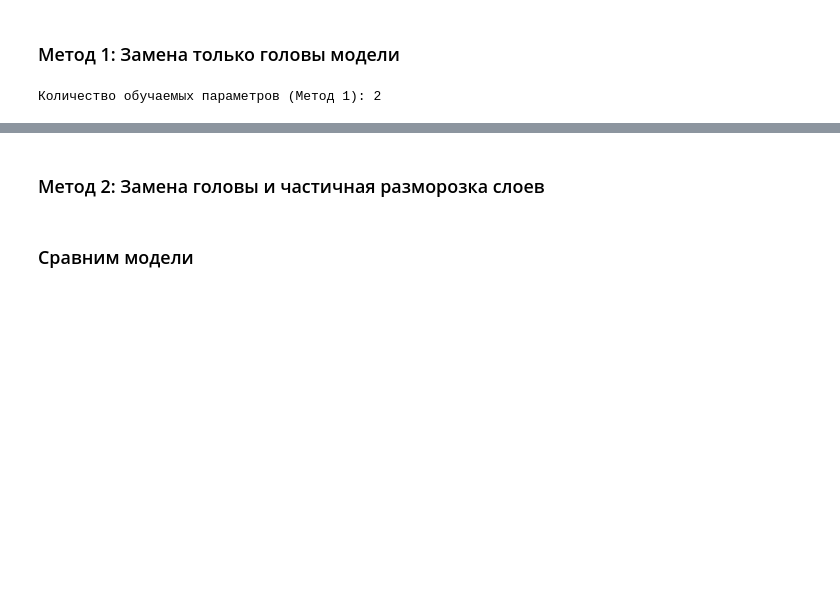
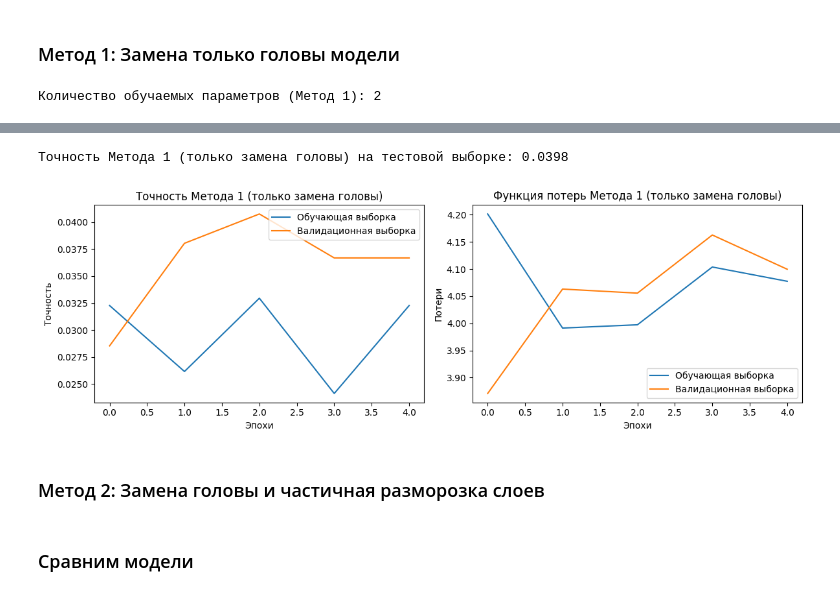
Before and after one commit to akon1te/hse-ml-course, a Jupyter notebook: week5/week5-torch_models.ipynb, the cells around one changed output, grey strips where cells are left out. Cells and saved outputs as stored; diff of their text form; code cells hidden in the pictures; blank space fills up the shorter version.

```diff
--- a/week5/week5-torch_models.ipynb
+++ b/week5/week5-torch_models.ipynb
@@ -227,7 +134,7 @@ def evaluate_model(model, dataloader):
             running_corrects += torch.sum(preds == labels.data)
 
     # Вычисляем точность
-    acc = running_corrects.double() / len(dataloader.dataset)
+    acc = running_corrects / len(dataloader.dataset)
     return acc.item()
 # %%
 # Функция для визуализации предсказаний модели
@@ -357,0 +321,9 @@ visualize_model_predictions(model_method1, testloader, classes,
+# %%
+# Настройка для обучения
+dataloaders = {'train': trainloader, 'val': valloader}
+dataset_sizes = {'train': len(trainset), 'val': len(valset)}
+
+# Обучаем модель с замороженными слоями (Метод 1)
+model_method1, history_method1 = train_model(
+    model_base, criterion, optimizer_method1, scheduler_method1,
+    dataloaders, dataset_sizes, num_epochs=5)
@@ -357,0 +348,31 @@ visualize_model_predictions(model_method1, testloader, classes,
+# %%
+history_method1['train_acc'] = [a.cpu() for a in history_method1['train_acc']]
+history_method1['val_acc'] = [a.cpu() for a in history_method1['val_acc']]
+# %%
+# Оцениваем модель с замороженными слоями (Метод 1) на тестовой выборке
+acc_method1 = evaluate_model(model_base, testloader)
+print(f"Точность Метода 1 (только замена головы) на тестовой выборке: {acc_method1:.4f}")
+
+# Визуализируем кривые обучения
+plt.figure(figsize=(12, 4))
+plt.subplot(1, 2, 1)
+plt.plot(history_method1['train_acc'], label='Обучающая выборка')
+plt.plot(history_method1['val_acc'], label='Валидационная выборка')
+plt.title('Точность Метода 1 (только замена головы)')
+plt.xlabel('Эпохи')
+plt.ylabel('Точность')
+plt.legend()
+
+plt.subplot(1, 2, 2)
+plt.plot(history_method1['train_loss'], label='Обучающая выборка')
+plt.plot(history_method1['val_loss'], label='Валидационная выборка')
+plt.title('Функция потерь Метода 1 (только замена головы)')
+plt.xlabel('Эпохи')
+plt.ylabel('Потери')
+plt.legend()
+
+plt.tight_layout()
+plt.show()
+# %% [output]
+Точность Метода 1 (только замена головы) на тестовой выборке: 0.0398
+[figure, added]
```
Also changed, not shown: parts of 14 cells of this notebook, 6 other files.
